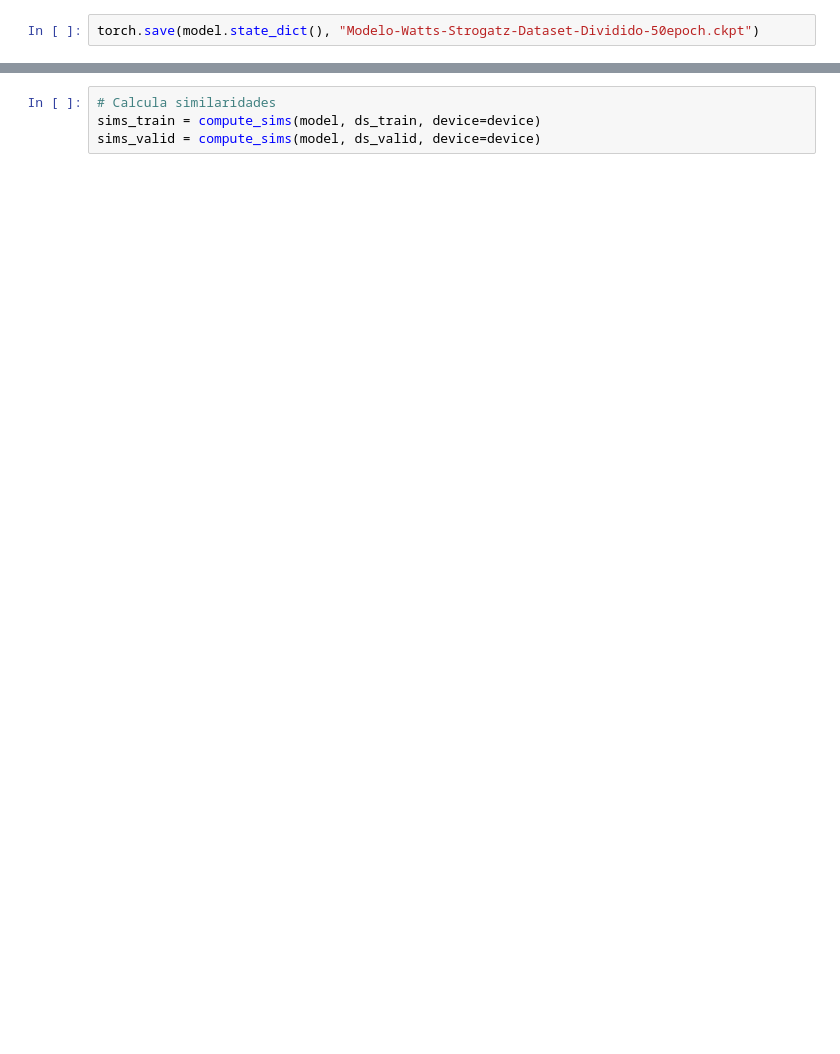
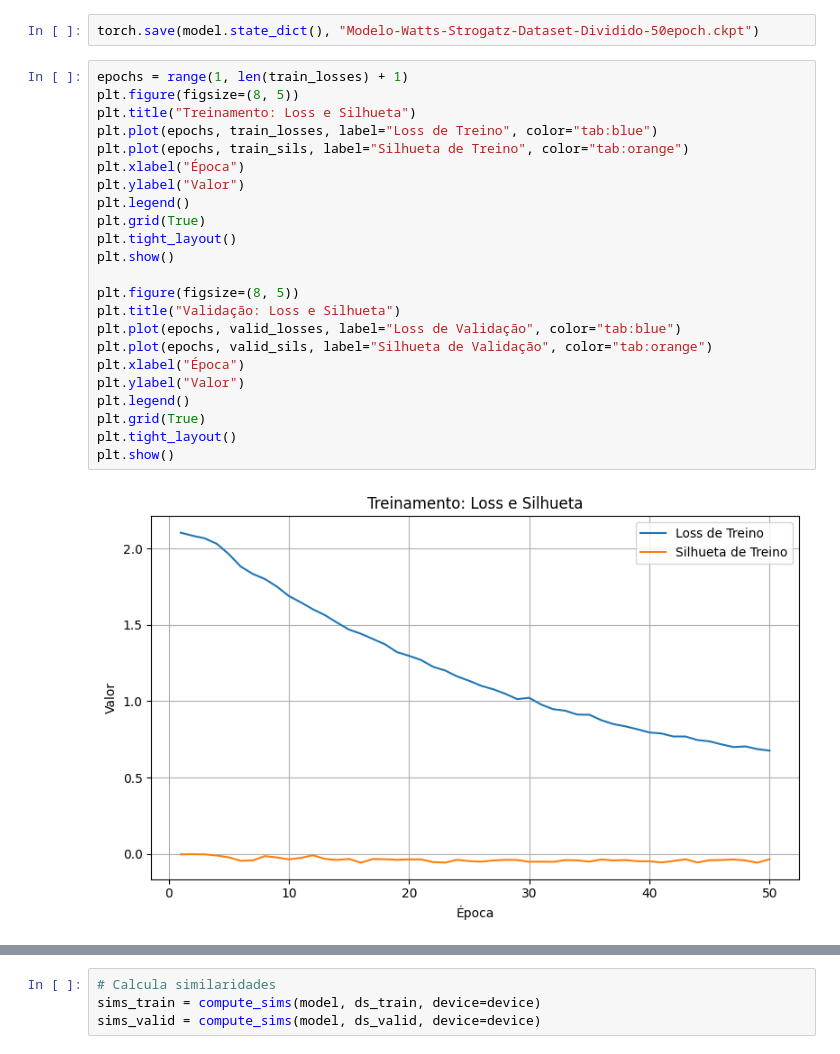
Before and after one commit to Krayth/TCC-graphs-CLIP-test2, a Jupyter notebook: Treinamento-Watts-Strogatz.ipynb, the cells around one changed output, grey strips where cells are left out. Saved outputs shown, nothing was run; the diff lists cells and outputs as text; blank space fills up the shorter version.

```diff
--- a/Treinamento-Watts-Strogatz.ipynb
+++ b/Treinamento-Watts-Strogatz.ipynb
@@ -202,2 +226,27 @@ Epoch 50/50     0.7931                  0.3375
 # %%
 torch.save(model.state_dict(), "Modelo-Watts-Strogatz-Dataset-Dividido-50epoch.ckpt")
+# %%
+epochs = range(1, len(train_losses) + 1)
+plt.figure(figsize=(8, 5))
+plt.title("Treinamento: Loss e Silhueta")
+plt.plot(epochs, train_losses, label="Loss de Treino", color="tab:blue")
+plt.plot(epochs, train_sils, label="Silhueta de Treino", color="tab:orange")
+plt.xlabel("Época")
+plt.ylabel("Valor")
+plt.legend()
+plt.grid(True)
+plt.tight_layout()
+plt.show()
+
+plt.figure(figsize=(8, 5))
+plt.title("Validação: Loss e Silhueta")
+plt.plot(epochs, valid_losses, label="Loss de Validação", color="tab:blue")
+plt.plot(epochs, valid_sils, label="Silhueta de Validação", color="tab:orange")
+plt.xlabel("Época")
+plt.ylabel("Valor")
+plt.legend()
+plt.grid(True)
+plt.tight_layout()
+plt.show()
+# %% [output]
+[figure, added]
```
Also changed, not shown: parts of 24 cells of this notebook.
